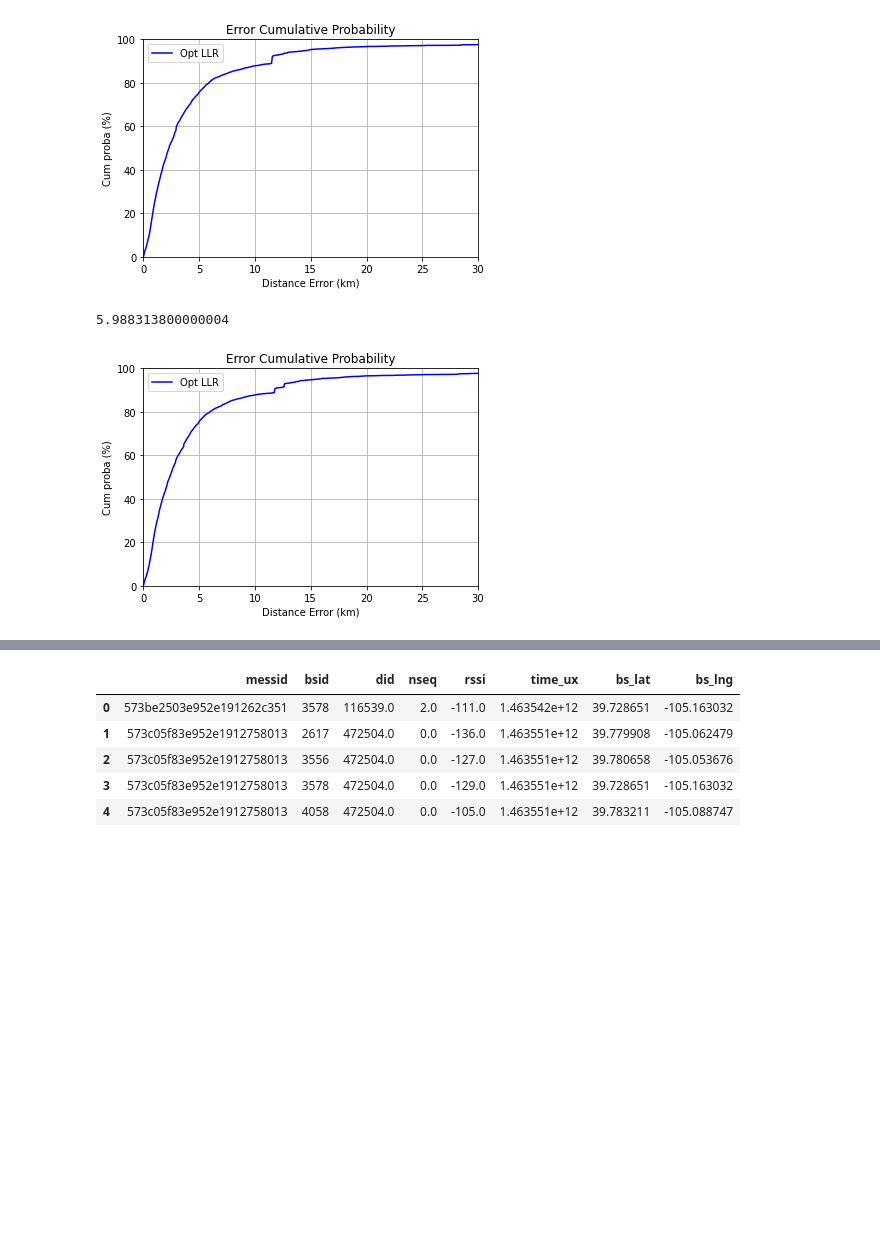
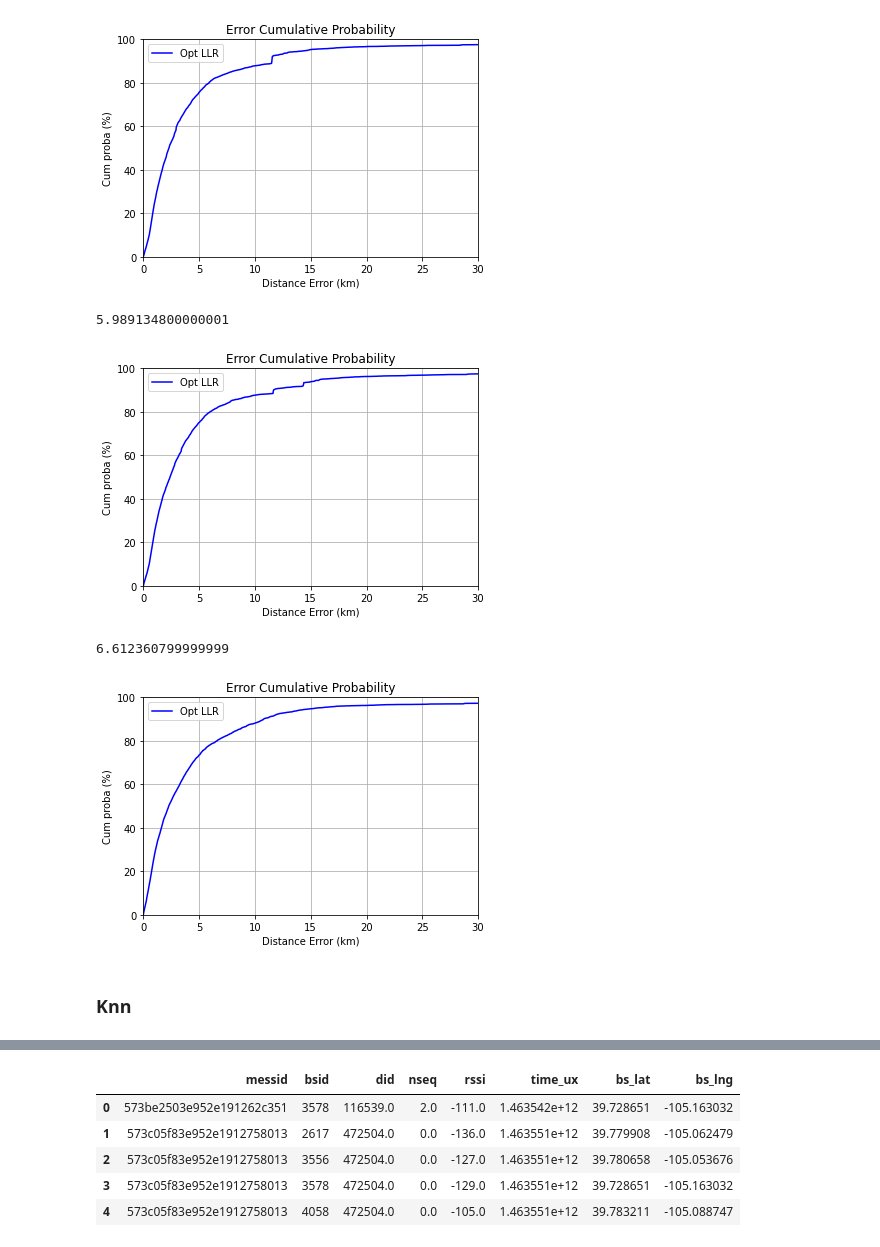
Before and after one commit to PhileasFrog/Geoloc_IOT, a Jupyter notebook: Notebook/TP_Geoloc_Msp_Telecom_ML_BCO.ipynb, the cells around one changed output, grey strips where cells are left out. Drawn from its saved outputs; the diff is of its cells as text; code cells hidden in the pictures; blank space fills up the shorter version.

```diff
--- a/Notebook/TP_Geoloc_Msp_Telecom_ML_BCO.ipynb
+++ b/Notebook/TP_Geoloc_Msp_Telecom_ML_BCO.ipynb
@@ -318,9 +316,39 @@ print(np.percentile(err_vec, 80))
+# %%
+# with 0/1 feat group_kfold 10 OK
+
+reg = RandomForestRegressor()
+
+# Cross validation
+y_pred_lng = cross_val_predict(reg, df_feat_filter, ground_truth_lng_filter, cv=group_kfold.split(df_feat_filter,groups=dev_id))
+y_pred_lat = cross_val_predict(reg, df_feat_filter, ground_truth_lat_filter, cv=group_kfold.split(df_feat_filter,groups=dev_id))
+
+err_vec = Eval_geoloc(ground_truth_lat_filter , ground_truth_lng_filter, y_pred_lat, y_pred_lng)
+
+# Plot error distribution
+
+values, base = np.histogram(err_vec, bins=50000)
+cumulative = np.cumsum(values)
+plt.figure()
+plt.plot(base[:-1], cumulative / np.float(np.sum(values))  * 100.0, c='blue')
+plt.grid()
+plt.xlabel('Distance Error (km)'); plt.ylabel('Cum proba (%)'); plt.axis([0, 30, 0, 100])
+plt.title('Error Cumulative Probability'); plt.legend( ["Opt LLR", "LLR 95", "LLR 99"])
+
+# Error criterion
+print(np.percentile(err_vec, 80))
+# %% [output]
+5.989134800000001
+[figure, added]
 # %%
+# with rssi group_kfold 10 OK
+
 reg = RandomForestRegressor()
 
 # Cross validation
-y_pred_lng = cross_val_predict(reg, df_feat_filter, ground_truth_lng_filter, cv=group_kfold.split(df_feat2_filter,groups=dev_id))
-y_pred_lat = cross_val_predict(reg, df_feat_filter, ground_truth_lat_filter, cv=group_kfold.split(df_feat2_filter,groups=dev_id))
+y_pred_lng = cross_val_predict(reg, df_feat2_filter, ground_truth_lng_filter,
+                               cv=group_kfold.split(df_feat2_filter,groups=dev_id))
+y_pred_lat = cross_val_predict(reg, df_feat2_filter, ground_truth_lat_filter,
+                               cv=group_kfold.split(df_feat2_filter,groups=dev_id))
 
 err_vec = Eval_geoloc(ground_truth_lat_filter , ground_truth_lng_filter, y_pred_lat, y_pred_lng)
 
@@ -337,5 +365,5 @@ plt.title('Error Cumulative Probability'); plt.legend( ["Opt LLR", "LLR 95", "LL
 # Error criterion
 print(np.percentile(err_vec, 80))
 # %% [output]
-5.988313800000004
+6.612360799999999
-[figure, old version]
+[figure, new version]
@@ -343,0 +370,2 @@ print(np.percentile(err_vec, 80))
+# %% [markdown]
+### Knn
```
Also changed, not shown: parts of 5 cells of this notebook.
